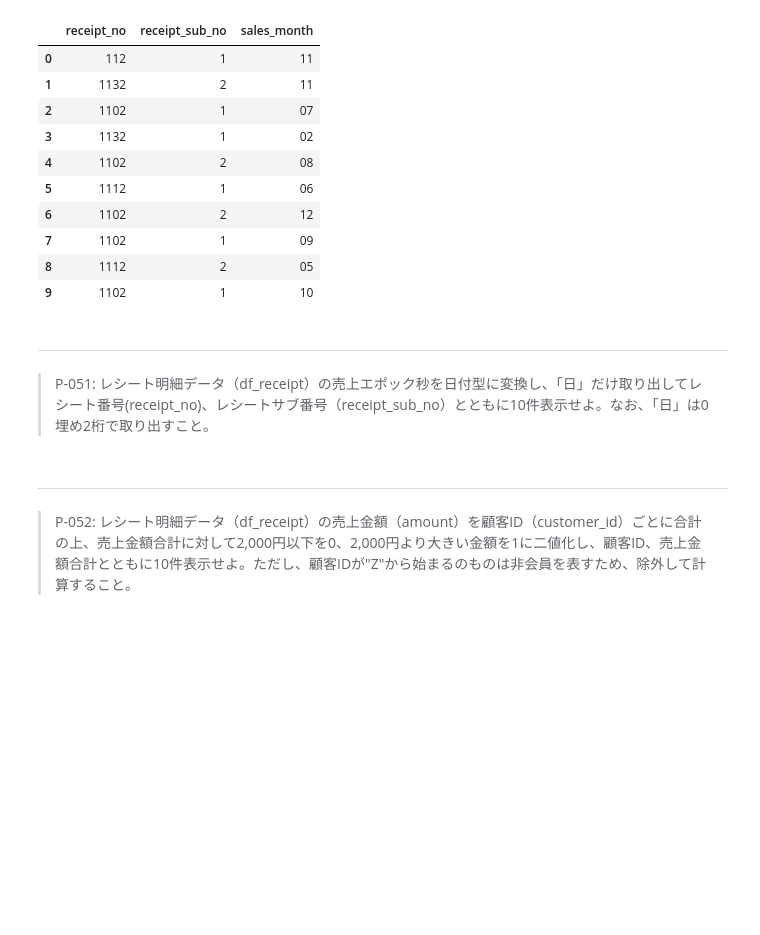
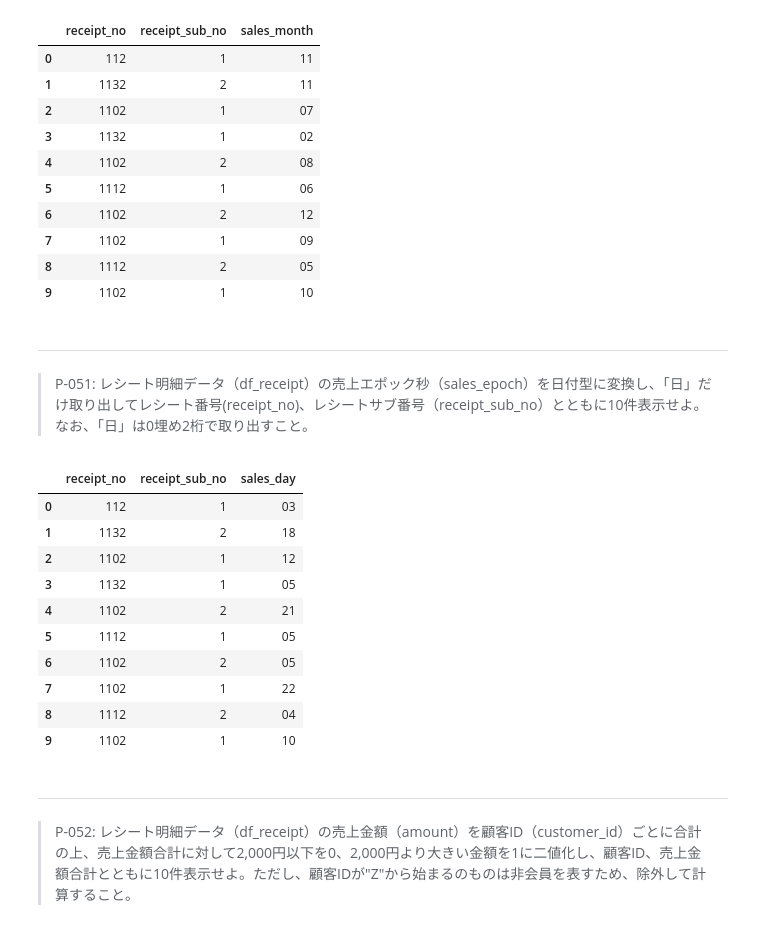
Before and after one commit to kamikami1997/DS100knock, a Jupyter notebook: preprocess_knock_Python_Colab.ipynb, the cells around one changed output. Saved outputs shown, nothing was run; the diff lists cells and outputs as text; code cells hidden in the pictures; blank space fills up the shorter version.

```diff
--- a/preprocess_knock_Python_Colab.ipynb
+++ b/preprocess_knock_Python_Colab.ipynb
@@ -1015,7 +1015,26 @@ pd.concat([
 | 9 | 1102 | 1 | 10 |
 # %% [markdown]
 ---
-> P-051: レシート明細データ（df_receipt）の売上エポック秒を日付型に変換し、「日」だけ取り出してレシート番号(receipt_no)、レシートサブ番号（receipt_sub_no）とともに10件表示せよ。なお、「日」は0埋め2桁で取り出すこと。
+> P-051: レシート明細データ（df_receipt）の売上エポック秒（sales_epoch）を日付型に変換し、「日」だけ取り出してレシート番号(receipt_no)、レシートサブ番号（receipt_sub_no）とともに10件表示せよ。なお、「日」は0埋め2桁で取り出すこと。
+# %%
+pd.to_datetime(df_receipt["sales_epoch"], unit="s").dt.strftime("%d").rename("sales_day")
+pd.concat([
+    df_receipt[["receipt_no", "receipt_sub_no"]],
+    pd.to_datetime(df_receipt["sales_epoch"], unit="s").dt.strftime("%d").rename("sales_day")
+    ], axis=1
+).head(10)
+# %% [output]
+|  | receipt_no | receipt_sub_no | sales_day |
+| 0 | 112 | 1 | 03 |
+| 1 | 1132 | 2 | 18 |
+| 2 | 1102 | 1 | 12 |
+| 3 | 1132 | 1 | 05 |
+| 4 | 1102 | 2 | 21 |
+| 5 | 1112 | 1 | 05 |
+| 6 | 1102 | 2 | 05 |
+| 7 | 1102 | 1 | 22 |
+| 8 | 1112 | 2 | 04 |
+| 9 | 1102 | 1 | 10 |
 # %% [markdown]
 ---
 > P-052: レシート明細データ（df_receipt）の売上金額（amount）を顧客ID（customer_id）ごとに合計の上、売上金額合計に対して2,000円以下を0、2,000円より大きい金額を1に二値化し、顧客ID、売上金額合計とともに10件表示せよ。ただし、顧客IDが"Z"から始まるのものは非会員を表すため、除外して計算すること。
```
Also changed, not shown: parts of 2 cells of this notebook.
